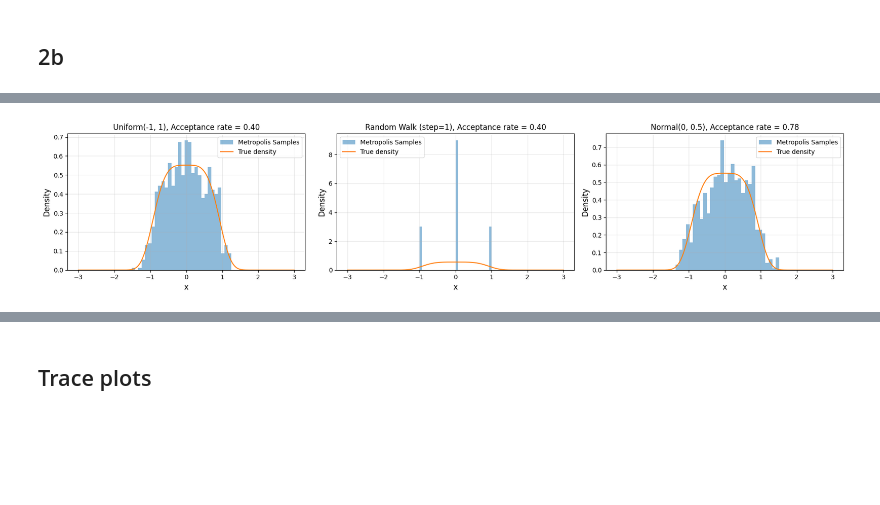
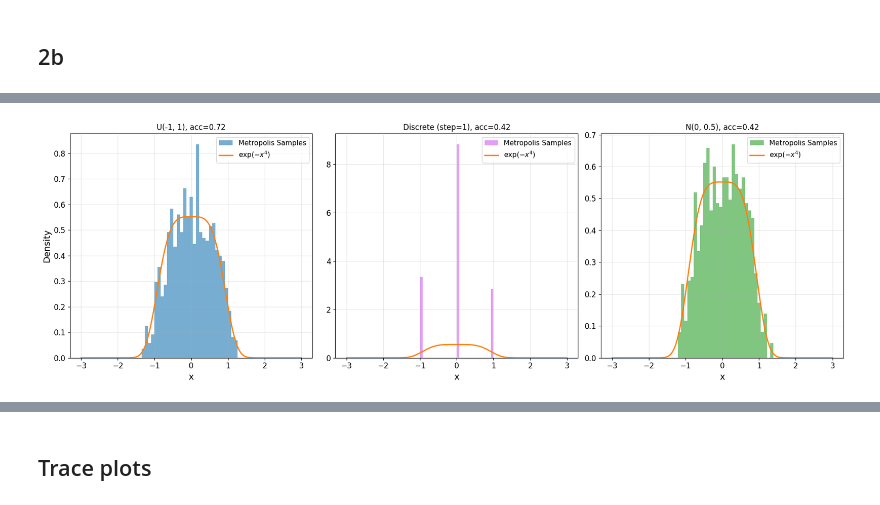
Before and after one commit to wakeupat4am/MATH4010--Advanced-Prob-Stat----Final-Project, a Jupyter notebook: Problem & Visualization/Problem 2/Problem_2.ipynb, the cells around one changed output, grey strips where cells are left out. Cells and saved outputs as stored; diff of their text form; code cells hidden in the pictures; blank space fills up the shorter version.

```diff
--- a/Problem & Visualization/Problem 2/Problem_2.ipynb
+++ b/Problem & Visualization/Problem 2/Problem_2.ipynb
@@ -10,10 +24,6 @@ from scipy.integrate import quad
 # %% [markdown]
 ## Defined functions
 # %%
-# Fixed random generator
-rng_proposal = np.random.default_rng(26)
-rng_metropolis = np.random.default_rng(9)
-
 # Target function
 def target_fn(x, z):
     return np.exp(-x**4)/z
@@ -31,8 +41,8 @@ def uniform_proposal(x, step_size=0.01, rng=rng_proposal):
     updated_x = x + rng.uniform(-step_size, step_size)
     return updated_x
 
-def rw_proposal(x, step_size=0.01, rng=rng_proposal):
-    """Uniform distribution to choose left and right direction and take the predefined step
+def discrete_proposal(x, step_size=0.01, rng=rng_proposal):
+    """Discrete proposal to choose left and right direction and take the predefined step
     Params:
         x (float): current position of x
         step_size (float): size of each step
@@ -127,7 +140,7 @@ true_density = target_fn(x_vals, Z)
 N = 1000
 B1, B2, B3 = 30, 30, 30
 UNIFORM_STEP = 1
-RW_STEP = 1
+DISCRETE_STEP = 1
 SIGMA = 0.5
 INITIAL_X = 0.0
 metropolis_results = {}
@@ -138,14 +151,14 @@ true_density = target_fn(x_vals, Z)
 # Metropolis samples
 samples_uniform, acc_uniform = universal_metropolis_sampler(dist="uniform", num_samples=N, z=Z,
                                                             initial_x=INITIAL_X, step_size=UNIFORM_STEP)
-samples_rw, acc_rw = universal_metropolis_sampler(dist="rw", num_samples=N, z=Z,
-                                                  initial_x=INITIAL_X, step_size=RW_STEP)
+samples_discrete, acc_discrete = universal_metropolis_sampler(dist="discrete", num_samples=N, z=Z,
+                                                  initial_x=INITIAL_X, step_size=DISCRETE_STEP)
 samples_normal, acc_normal = universal_metropolis_sampler(dist="normal", num_samples=N, z=Z,
                                                           initial_x=INITIAL_X, sigma=SIGMA)
 
 # Save results
 metropolis_results["Uniform"] = {"samples": samples_uniform, "acceptance_rate": acc_uniform}
-metropolis_results["Random Walk"] = {"samples": samples_rw, "acceptance_rate": acc_rw}
+metropolis_results["Discrete"] = {"samples": samples_discrete, "acceptance_rate": acc_discrete}
 metropolis_results["Normal"] = {"samples": samples_normal, "acceptance_rate": acc_normal}
 # %% [output]
 Acceptance rate: 0.7197
@@ -154,33 +169,55 @@ Acceptance rate: 0.7848
 # %%
-fig, ax = plt.subplots(1, 3, figsize=(18, 4))
-# First pic
-ax[0].hist(samples_uniform, bins=B1, density=True, alpha=0.5, label=f"Metropolis Samples")
-ax[0].plot(x_vals, true_density, label="True density")
-ax[0].set_title(f"Uniform(-{UNIFORM_STEP}, {UNIFORM_STEP}), Acceptance rate = {acc_rw:.2f}")
-ax[0].set_xlabel('x', fontsize=12)
-ax[0].set_ylabel('Density', fontsize=12)
+fig, ax = plt.subplots(1, 3, figsize=(18, 6))
+
+# ---------- First plot ----------
+ax[0].hist(samples_uniform, bins=B1, density=True,
+           alpha=0.6, color=UNIFORM_COLOR,
+           label="Metropolis Samples")
+
+ax[0].plot(x_vals, true_density, linewidth=2,
+           color=TRUE_DENSITY_COLOR,
+           label=r'$\exp(-x^4)$')
+
+ax[0].set_title(f"U(-{UNIFORM_STEP}, {UNIFORM_STEP}), acc={acc_uniform:.2f}")
+ax[0].set_xlabel("x", fontsize=LABEL_SIZE)
+ax[0].set_ylabel("Density", fontsize=LABEL_SIZE)
+ax[0].tick_params(axis='both', labelsize=TICK_SIZE)
 ax[0].grid(True, alpha=0.3)
-ax[0].legend(loc='upper right')
+ax[0].legend(fontsize=LEGEND_SIZE)
 
-# Second pic
-ax[1].hist(samples_rw, bins=B2, density=True, alpha=0.5, label=f"Metropolis Samples")
-ax[1].plot(x_vals, true_density, label="True density")
-ax[1].set_title(f"Random Walk (step={RW_STEP}), Acceptance rate = {acc_rw:.2f}")
-ax[1].set_xlabel('x', fontsize=12)
-ax[1].set_ylabel('Density', fontsize=12)
+# ---------- Second plot ----------
+ax[1].hist(samples_discrete, bins=B2, density=True,
+           alpha=0.6, color=DISCRETE_COLOR,
+           label="Metropolis Samples")
+
+ax[1].plot(x_vals, true_density, linewidth=2,
+           color=TRUE_DENSITY_COLOR,
+           label=r'$\exp(-x^4)$')
+
+ax[1].set_title(f"Discrete (step={DISCRETE_STEP}), acc={acc_discrete:.2f}")
+ax[1].set_xlabel("x", fontsize=LABEL_SIZE)
+ax[1].tick_params(axis='both', labelsize=TICK_SIZE)
 ax[1].grid(True, alpha=0.3)
-ax[1].legend(loc='upper left')
+ax[1].legend(fontsize=LEGEND_SIZE)
 
-# Third pic
-ax[2].hist(samples_normal, bins=B3, density=True, alpha=0.5, label=f"Metropolis Samples")
-ax[2].plot(x_vals, true_density, label="True density")
-ax[2].set_title(f"Normal(0, {SIGMA}), Acceptance rate = {acc_normal:.2f}")
-ax[2].set_xlabel('x', fontsize=12)
-ax[2].set_ylabel('Density', fontsize=12)
+# ---------- Third plot ----------
+ax[2].hist(samples_normal,
+           bins=B3, density=True, alpha=0.6,
+           color=NORMAL_COLOR,
+           label="Metropolis Samples")
+
+ax[2].plot(x_vals, true_density, linewidth=2,
+           color=TRUE_DENSITY_COLOR,
+           label=r'$\exp(-x^4)$')
+
+ax[2].set_title(f"N(0, {SIGMA}), acc={acc_discrete:.2f}")
+ax[2].set_xlabel("x", fontsize=LABEL_SIZE)
+ax[2].tick_params(axis='both', labelsize=TICK_SIZE)
 ax[2].grid(True, alpha=0.3)
-ax[2].legend(loc='upper right')
+ax[2].legend(fontsize=LEGEND_SIZE)
 
+# Better spacing
 plt.tight_layout()
 plt.show()
 # %% [output]
-[figure, old version]
+[figure, new version]
```
Also changed, not shown: parts of 62 cells of this notebook, 20 other files.
